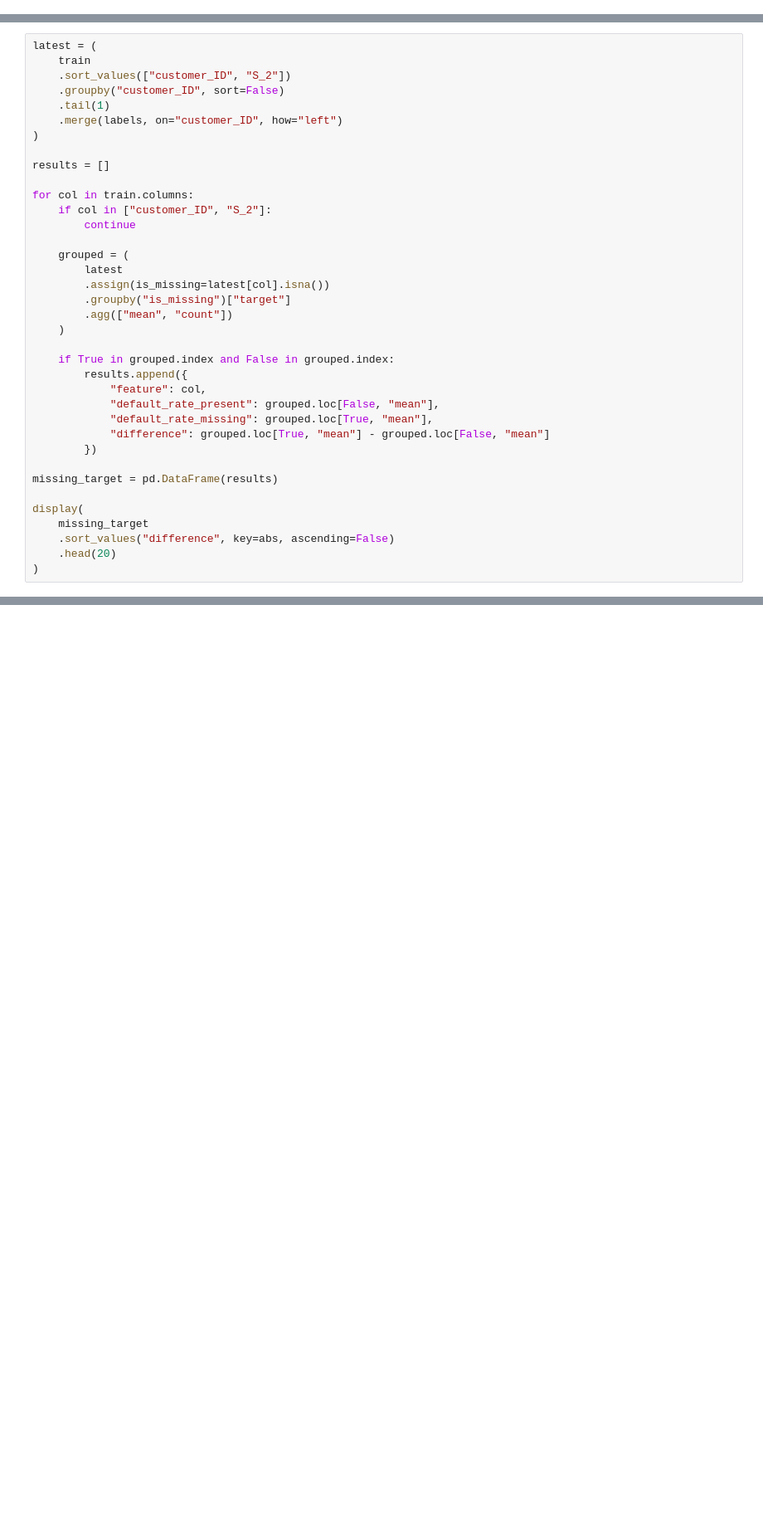
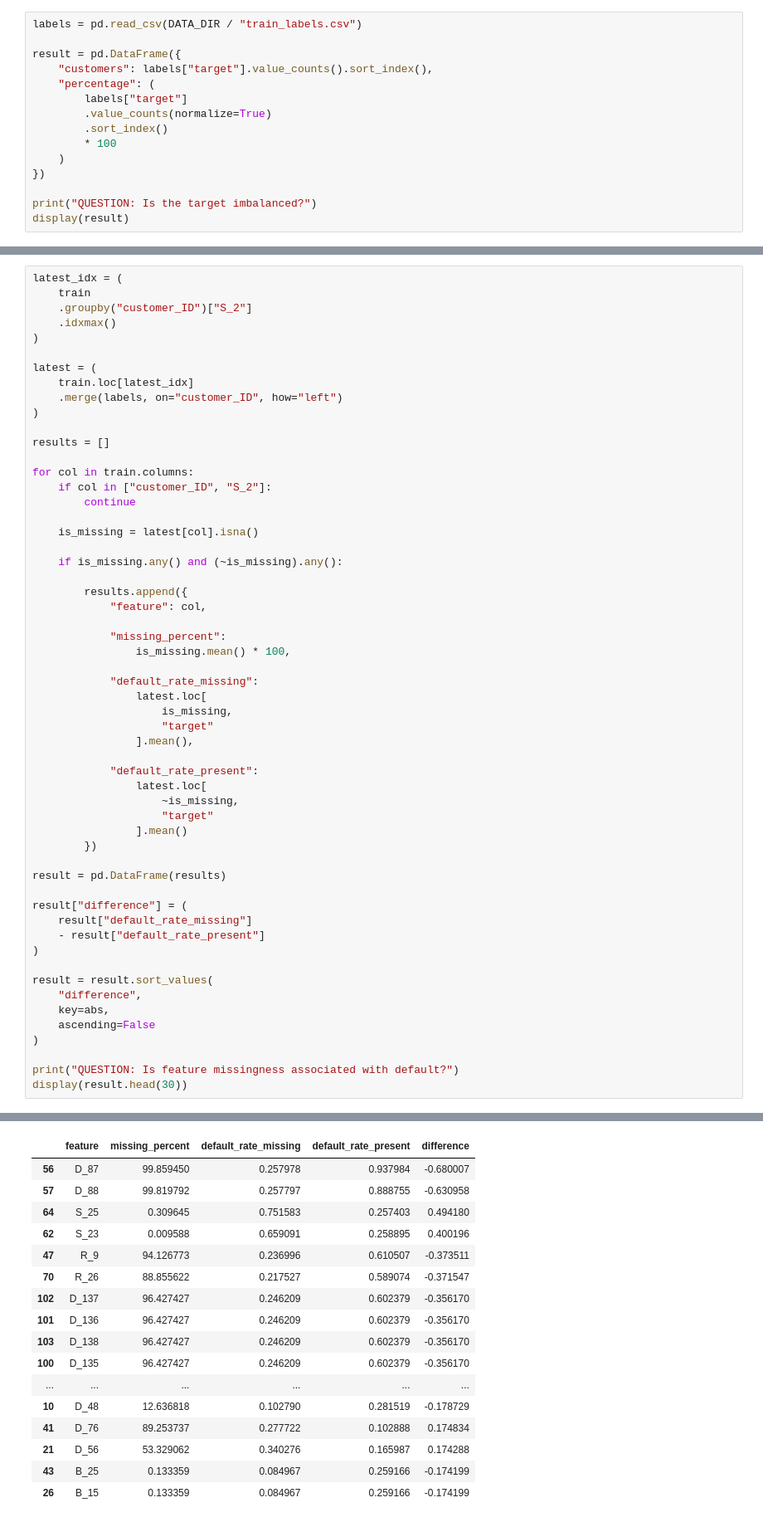
Before and after one commit to kpolonska/deep-learning-assignment-1, a Jupyter notebook: notebooks/eda.ipynb, the cells around one changed output, grey strips where cells are left out. Shown at 83% size. Cells and saved outputs as stored; diff of their text form; blank space fills up the shorter version.

```diff
--- a/notebooks/eda.ipynb
+++ b/notebooks/eda.ipynb
@@ -208,0 +186,15 @@ Whether missingness itself has predictive signal.
+# %%
+labels = pd.read_csv(DATA_DIR / "train_labels.csv")
+
+result = pd.DataFrame({
+    "customers": labels["target"].value_counts().sort_index(),
+    "percentage": (
+        labels["target"]
+        .value_counts(normalize=True)
+        .sort_index()
+        * 100
+    )
+})
+
+print("QUESTION: Is the target imbalanced?")
+display(result)
@@ -209,9 +258,12 @@ Whether missingness itself has predictive signal.
 # %%
+latest_idx = (
+    train
+    .groupby("customer_ID")["S_2"]
+    .idxmax()
+)
+
 latest = (
-    train
-    .sort_values(["customer_ID", "S_2"])
-    .groupby("customer_ID", sort=False)
-    .tail(1)
+    train.loc[latest_idx]
     .merge(labels, on="customer_ID", how="left")
 )
 
@@ -221,25 +273,42 @@ for col in train.columns:
     if col in ["customer_ID", "S_2"]:
         continue
 
-    grouped = (
-        latest
-        .assign(is_missing=latest[col].isna())
-        .groupby("is_missing")["target"]
-        .agg(["mean", "count"])
-    )
+    is_missing = latest[col].isna()
 
-    if True in grouped.index and False in grouped.index:
+    if is_missing.any() and (~is_missing).any():
+
         results.append({
             "feature": col,
-            "default_rate_present": grouped.loc[False, "mean"],
-            "default_rate_missing": grouped.loc[True, "mean"],
-            "difference": grouped.loc[True, "mean"] - grouped.loc[False, "mean"]
+
+            "missing_percent":
+                is_missing.mean() * 100,
+
+            "default_rate_missing":
+                latest.loc[
+                    is_missing,
+                    "target"
+                ].mean(),
+
+            "default_rate_present":
+                latest.loc[
+                    ~is_missing,
+                    "target"
+                ].mean()
         })
 
-missing_target = pd.DataFrame(results)
+result = pd.DataFrame(results)
 
-display(
-    missing_target
-    .sort_values("difference", key=abs, ascending=False)
-    .head(20)
+result["difference"] = (
+    result["default_rate_missing"]
+    - result["default_rate_present"]
 )
+
+result = result.sort_values(
+    "difference",
+    key=abs,
+    ascending=False
+)
+
+print("QUESTION: Is feature missingness associated with default?")
+display(result.head(30))
+# %% [output]
@@ -245,0 +316,17 @@ display(
+|  | feature | missing_percent | default_rate_missing | default_rate_present | difference |
+| 56 | D_87 | 99.859450 | 0.257978 | 0.937984 | -0.680007 |
+| 57 | D_88 | 99.819792 | 0.257797 | 0.888755 | -0.630958 |
+| 64 | S_25 | 0.309645 | 0.751583 | 0.257403 | 0.494180 |
+| 62 | S_23 | 0.009588 | 0.659091 | 0.258895 | 0.400196 |
+| 47 | R_9 | 94.126773 | 0.236996 | 0.610507 | -0.373511 |
+| 70 | R_26 | 88.855622 | 0.217527 | 0.589074 | -0.371547 |
+| 102 | D_137 | 96.427427 | 0.246209 | 0.602379 | -0.356170 |
+| 101 | D_136 | 96.427427 | 0.246209 | 0.602379 | -0.356170 |
+| 103 | D_138 | 96.427427 | 0.246209 | 0.602379 | -0.356170 |
+| 100 | D_135 | 96.427427 | 0.246209 | 0.602379 | -0.356170 |
+| ... | ... | ... | ... | ... | ... |
+| 10 | D_48 | 12.636818 | 0.102790 | 0.281519 | -0.178729 |
+| 41 | D_76 | 89.253737 | 0.277722 | 0.102888 | 0.174834 |
+| 21 | D_56 | 53.329062 | 0.340276 | 0.165987 | 0.174288 |
+| 43 | B_25 | 0.133359 | 0.084967 | 0.259166 | -0.174199 |
+| 26 | B_15 | 0.133359 | 0.084967 | 0.259166 | -0.174199 |
```
Also changed, not shown: parts of 31 cells of this notebook.
